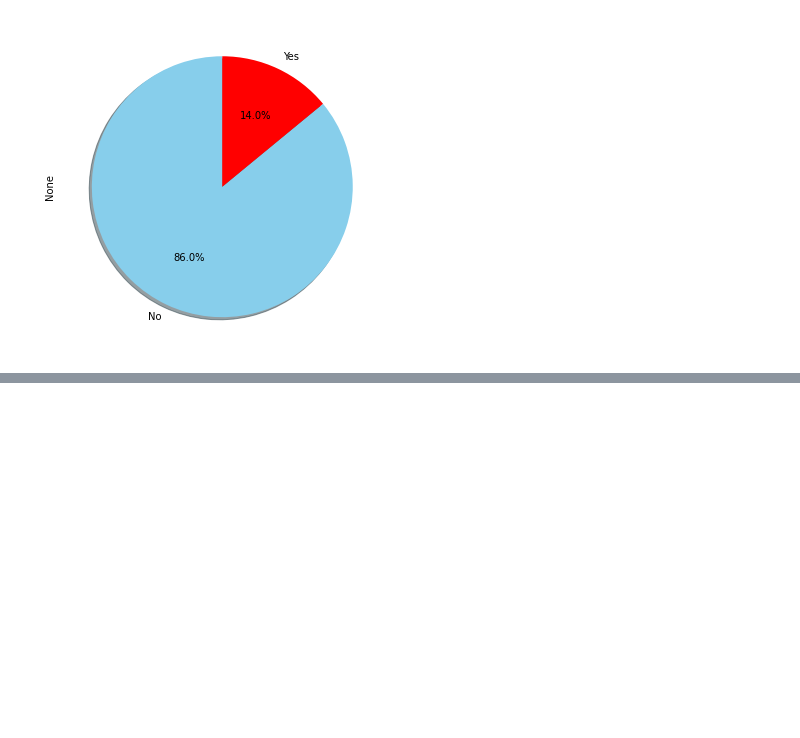
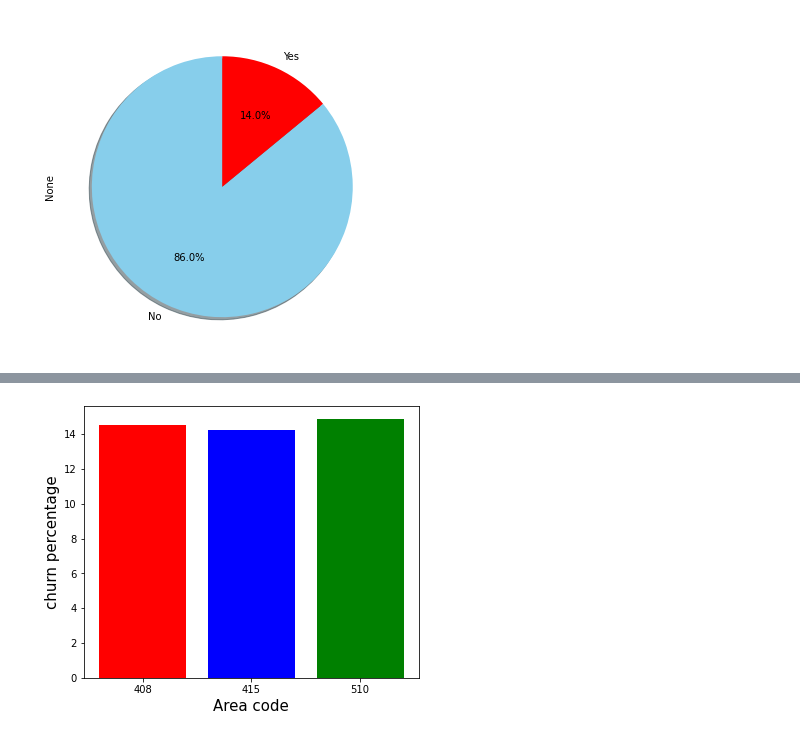
Before and after one commit to Creatrohit9/tele_churn-ANALYSIS, a Jupyter notebook: rohit_bhadauriya_EDA_2Telecom_Churn_Analysis_Capstone_Project.ipynb, the cells around one changed output, grey strips where cells are left out. Saved outputs shown, nothing was run; the diff lists cells and outputs as text; code cells hidden in the pictures; blank space fills up the shorter version.

```diff
--- a/rohit_bhadauriya_EDA_2Telecom_Churn_Analysis_Capstone_Project.ipynb
+++ b/rohit_bhadauriya_EDA_2Telecom_Churn_Analysis_Capstone_Project.ipynb
@@ -281,0 +315,13 @@ tele_df[(tele_df['Account length']<=99) & (tele_df['Account length']>=10)].loc[:
+# %%
+a1= list(['408','415' , '510'])
+b1= tele_df.groupby('Area code')['Churn'].mean()*100
+plt.bar(a1,b1, color=['r','b','g'])
+
+plt.rcParams['figure.figsize'] = (8, 5)
+
+
+plt.xlabel('Area code', fontsize = 15)
+plt.ylabel('churn percentage', fontsize = 15)
+plt.show()
+# %% [output]
+[figure, added]
```
Also changed, not shown: parts of 2 cells of this notebook.
